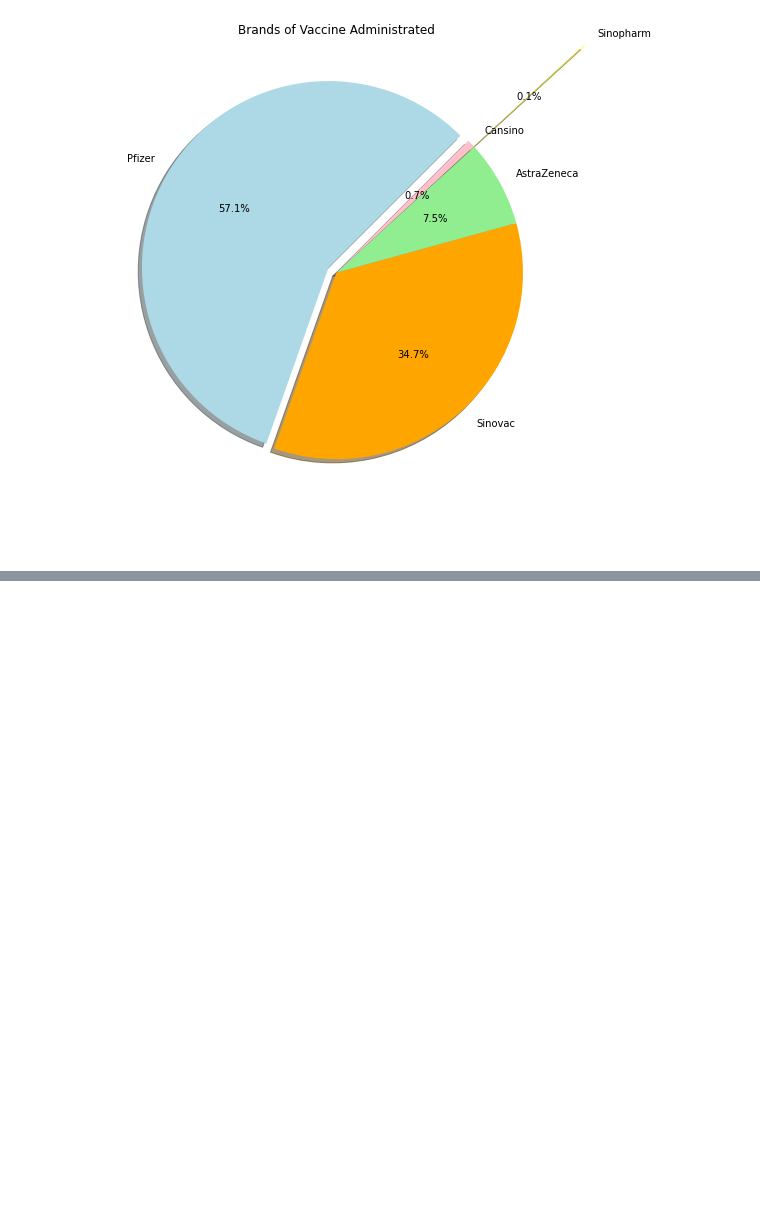
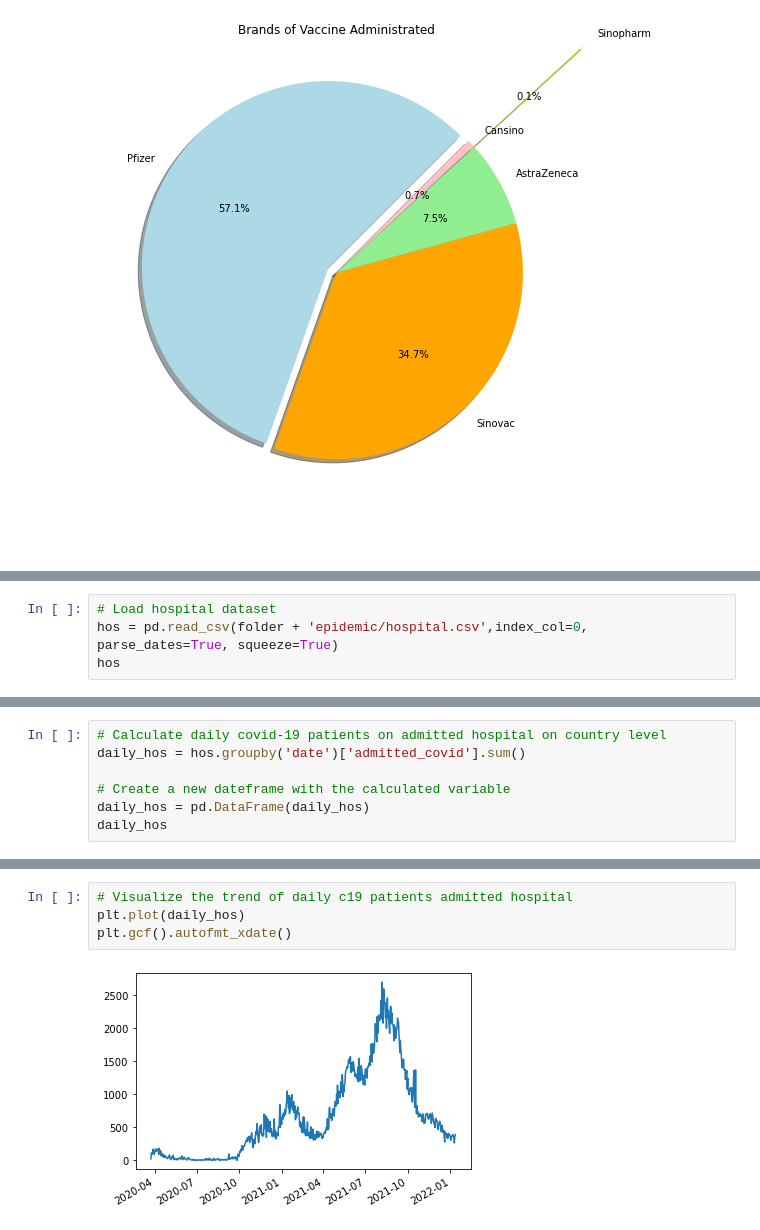
Before and after one commit to Karmen-Tee/covid19-public, a Jupyter notebook: Descriptive Analysis.ipynb, the cells around one changed output, grey strips where cells are left out. Cells and saved outputs as stored; diff of their text form; blank space fills up the shorter version.

Commit message:
Comparison between Hospital Admission and Vaccination Status

```diff
--- a/Descriptive Analysis.ipynb
+++ b/Descriptive Analysis.ipynb
@@ -875,0 +882,4 @@ plt.show()
+# %%
+# Load hospital dataset
+hos = pd.read_csv(folder + 'epidemic/hospital.csv',index_col=0, parse_dates=True, squeeze=True)
+hos
@@ -875,0 +917,7 @@ plt.show()
+# %%
+# Calculate daily covid-19 patients on admitted hospital on country level
+daily_hos = hos.groupby('date')['admitted_covid'].sum()
+
+# Create a new dateframe with the calculated variable
+daily_hos = pd.DataFrame(daily_hos)
+daily_hos
@@ -875,0 +939,6 @@ plt.show()
+# %%
+# Visualize the trend of daily c19 patients admitted hospital
+plt.plot(daily_hos)
+plt.gcf().autofmt_xdate()
+# %% [output]
+[figure, added]
```
Also changed, not shown: parts of 44 cells of this notebook.
